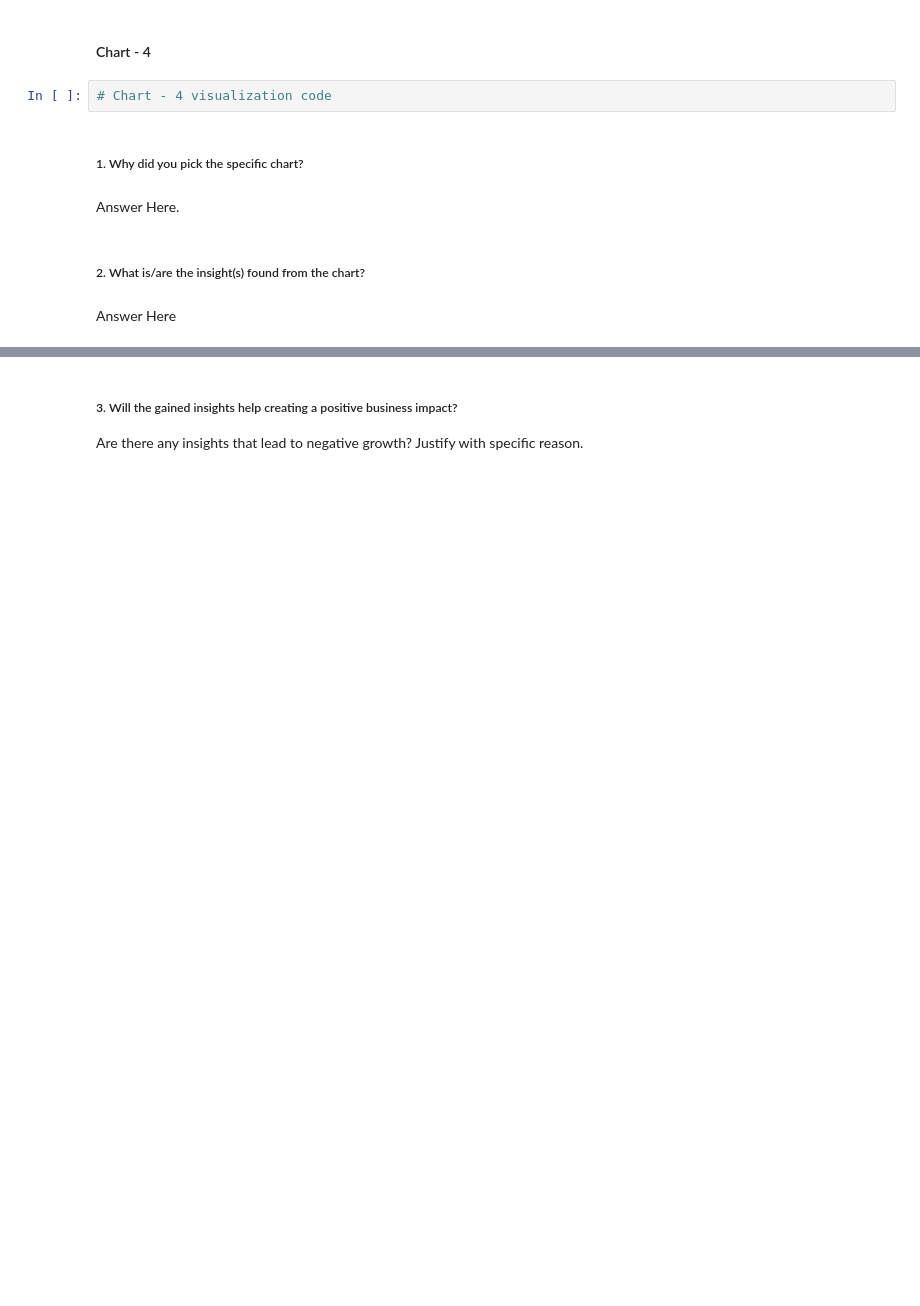
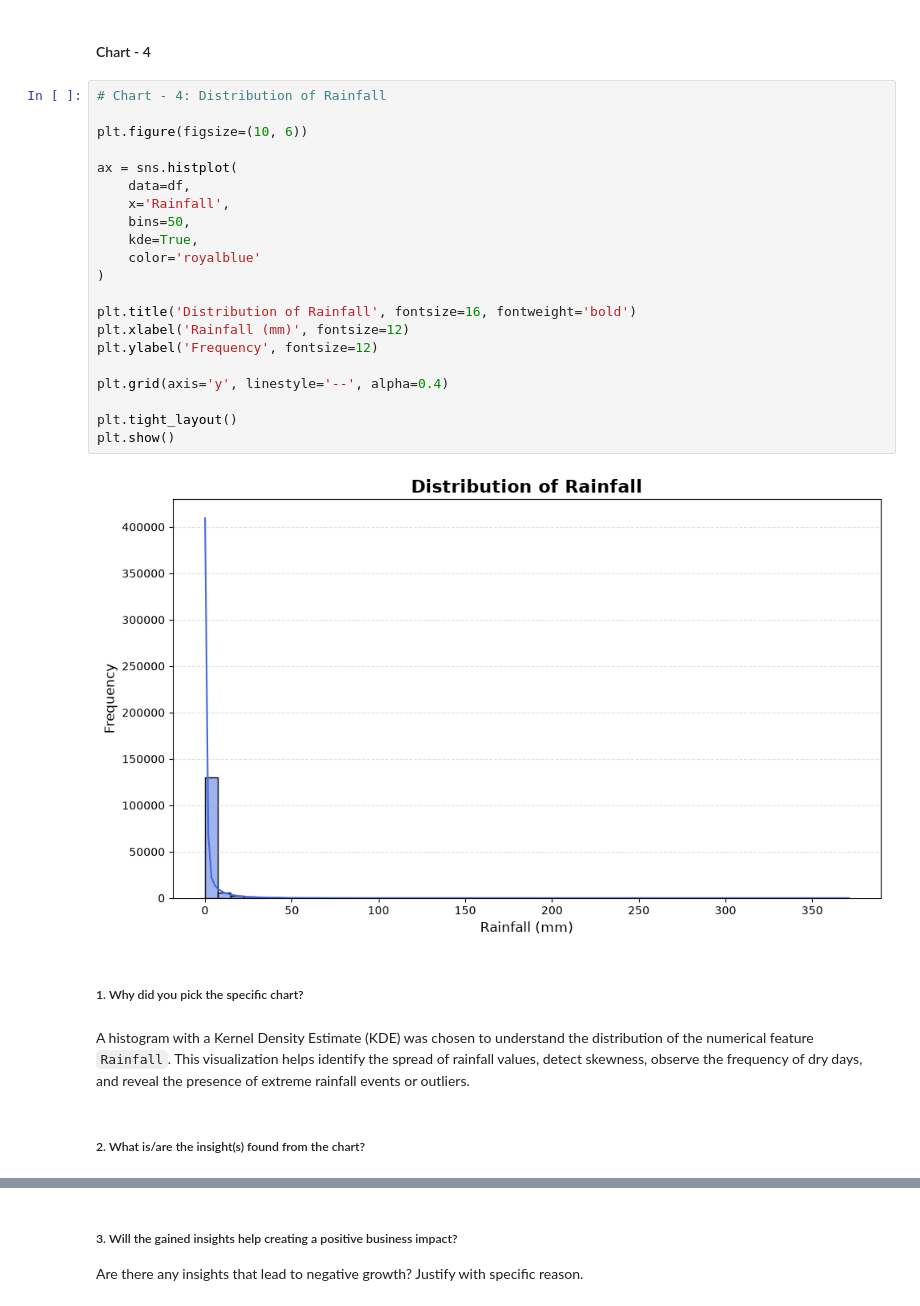
Before and after one commit to Krishna-matic/Machine_Learning_Projects, a Jupyter notebook: 03_rain_in_australia_classification/Classification_ML_Project.ipynb, the cells around one changed output, grey strips where cells are left out. Drawn from its saved outputs; the diff is of its cells as text; blank space fills up the shorter version.

```diff
--- a/03_rain_in_australia_classification/Classification_ML_Project.ipynb
+++ b/03_rain_in_australia_classification/Classification_ML_Project.ipynb
@@ -432,12 +539,31 @@ Answer Here
 # %% [markdown]
 #### Chart - 4
-# %%
-# Chart - 4 visualization code
+# %%
+# Chart - 4: Distribution of Rainfall
+
+plt.figure(figsize=(10, 6))
+
+ax = sns.histplot(
+    data=df,
+    x='Rainfall',
+    bins=50,
+    kde=True,
+    color='royalblue'
+)
+
+plt.title('Distribution of Rainfall', fontsize=16, fontweight='bold')
+plt.xlabel('Rainfall (mm)', fontsize=12)
+plt.ylabel('Frequency', fontsize=12)
+
+plt.grid(axis='y', linestyle='--', alpha=0.4)
+
+plt.tight_layout()
+plt.show()
+# %% [output]
+[figure, added]
 # %% [markdown]
 ##### 1. Why did you pick the specific chart?
-# %% [markdown]
-Answer Here.
+# %% [markdown]
+A histogram with a Kernel Density Estimate (KDE) was chosen to understand the distribution of the numerical feature `Rainfall`. This visualization helps identify the spread of rainfall values, detect skewness, observe the frequency of dry days, and reveal the presence of extreme rainfall events or outliers.
 # %% [markdown]
 ##### 2. What is/are the insight(s) found from the chart?
-# %% [markdown]
-Answer Here
```
Also changed, not shown: parts of 111 cells of this notebook.
